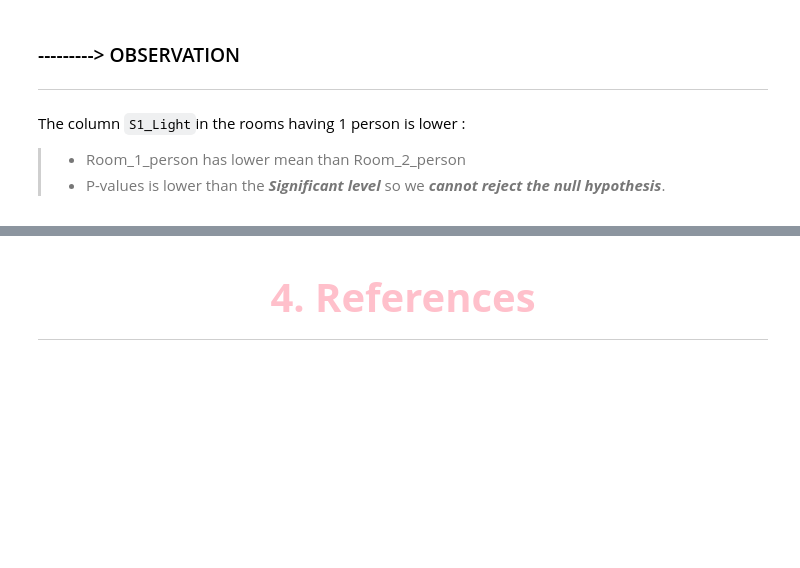
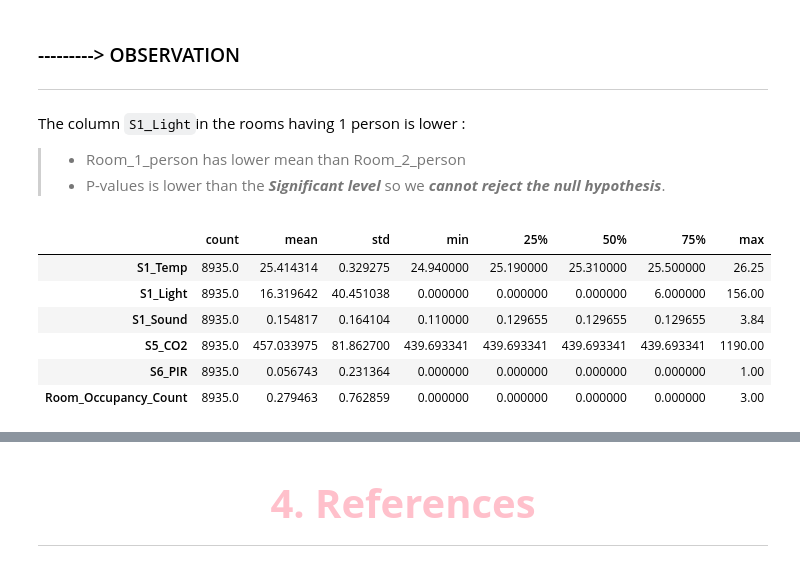
Before and after one commit to ChauHuynh1/Room-Occupancy-Estimation, a Jupyter notebook: EEET2485_GroupProject.ipynb, the cells around one changed output, grey strips where cells are left out. Saved outputs shown, nothing was run; the diff lists cells and outputs as text; code cells hidden in the pictures; blank space fills up the shorter version.

```diff
--- a/EEET2485_GroupProject.ipynb
+++ b/EEET2485_GroupProject.ipynb
@@ -1710,6 +1733,16 @@ MannwhitneyuResult(statistic=104601.0, pvalue=9.097639734802572e-17)
 The column `S1_Light`in the rooms having 1 person is lower :
 > - Room_1_person has lower mean than Room_2_person
 > - P-values is lower than the ***Significant level*** so we ***cannot reject the null hypothesis***.
+# %%
+df.describe().T
+# %% [output]
+|  | count | mean | std | min | 25% | 50% | 75% | max |
+| S1_Temp | 8935.0 | 25.414314 | 0.329275 | 24.940000 | 25.190000 | 25.310000 | 25.500000 | 26.25 |
+| S1_Light | 8935.0 | 16.319642 | 40.451038 | 0.000000 | 0.000000 | 0.000000 | 6.000000 | 156.00 |
+| S1_Sound | 8935.0 | 0.154817 | 0.164104 | 0.110000 | 0.129655 | 0.129655 | 0.129655 | 3.84 |
+| S5_CO2 | 8935.0 | 457.033975 | 81.862700 | 439.693341 | 439.693341 | 439.693341 | 439.693341 | 1190.00 |
+| S6_PIR | 8935.0 | 0.056743 | 0.231364 | 0.000000 | 0.000000 | 0.000000 | 0.000000 | 1.00 |
+| Room_Occupancy_Count | 8935.0 | 0.279463 | 0.762859 | 0.000000 | 0.000000 | 0.000000 | 0.000000 | 3.00 |
 # %% [markdown]
 <a id="3.5"></a>
 
```
Also changed, not shown: parts of 2 cells of this notebook.
